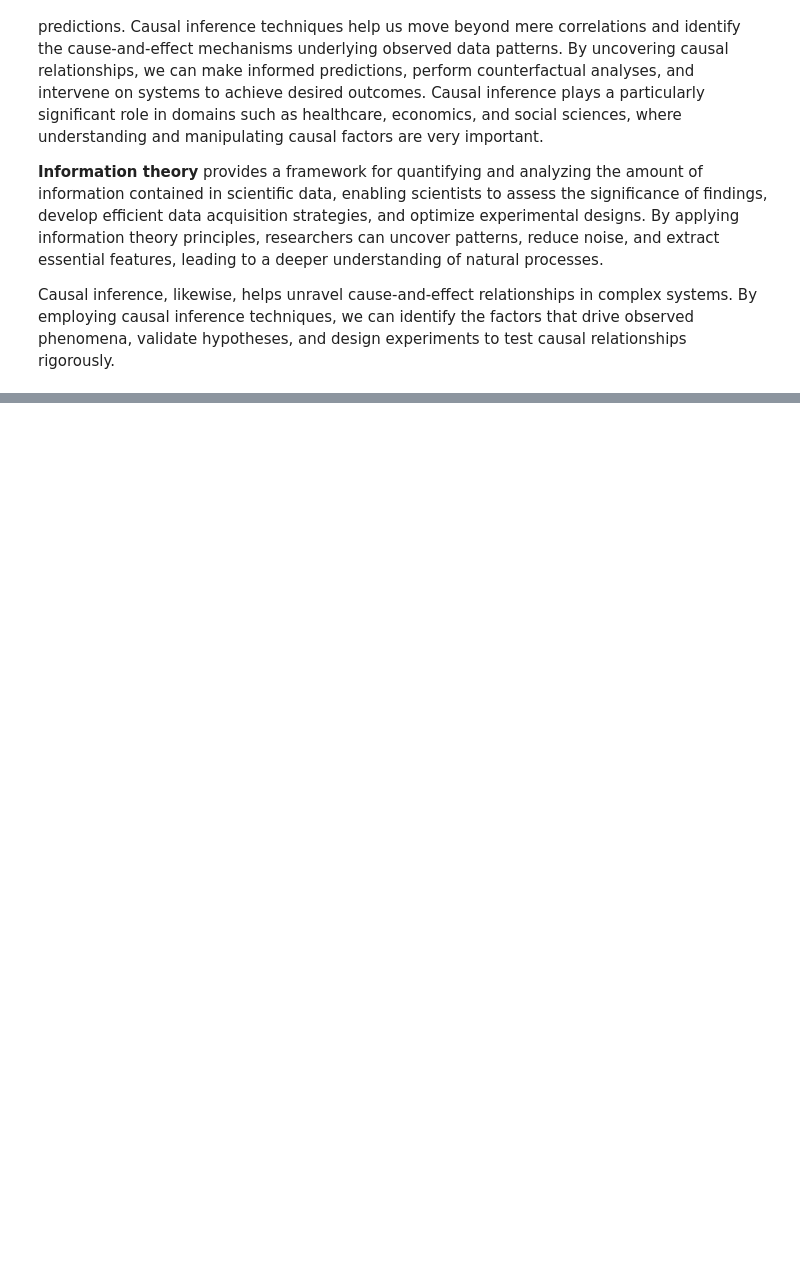
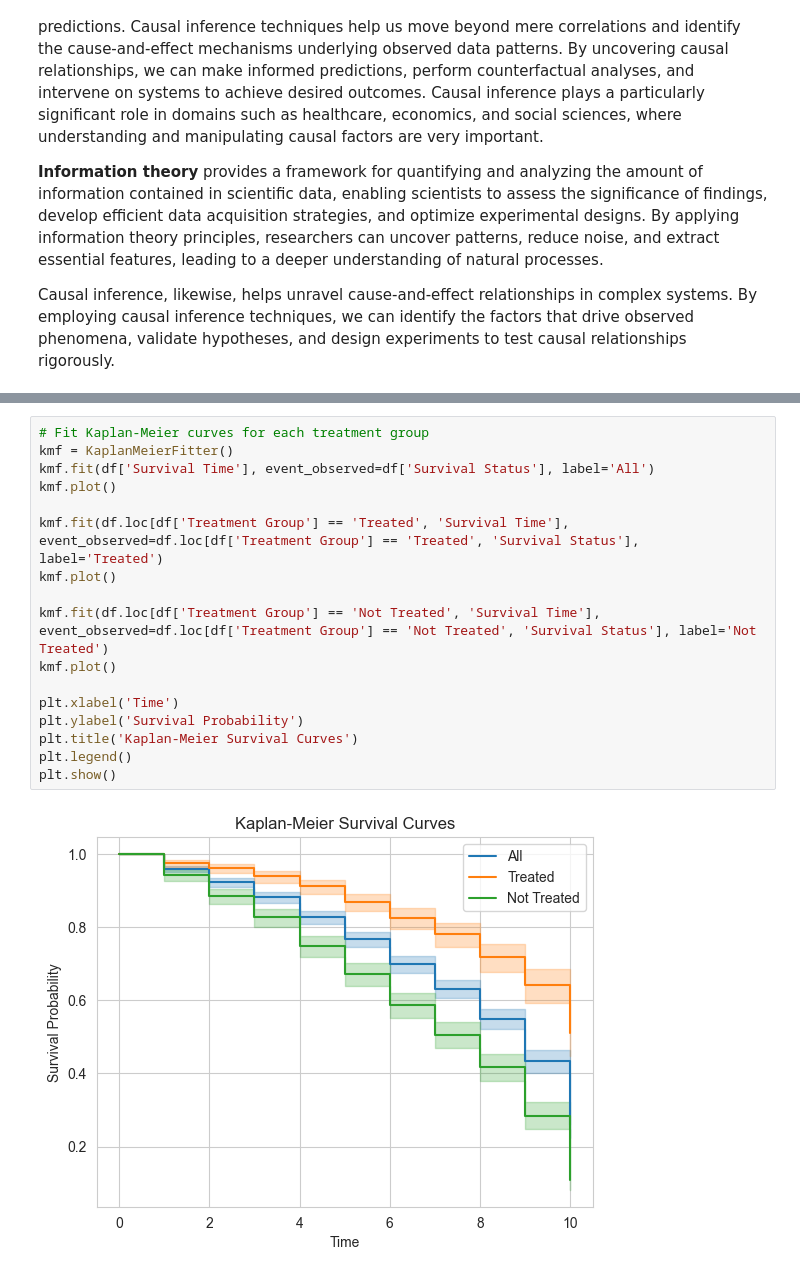
Before and after one commit to ProfessorBanner/Portfolio., a Jupyter notebook: Data Science/Information theory and causal inference.ipynb, the cells around one changed output, grey strips where cells are left out. Cells and saved outputs as stored; diff of their text form; blank space fills up the shorter version.

```diff
--- a/Data Science/Information theory and causal inference.ipynb
+++ b/Data Science/Information theory and causal inference.ipynb
@@ -10,0 +157,19 @@ Causal inference, likewise, helps unravel cause-and-effect relationships in comp
+# %%
+# Fit Kaplan-Meier curves for each treatment group
+kmf = KaplanMeierFitter()
+kmf.fit(df['Survival Time'], event_observed=df['Survival Status'], label='All')
+kmf.plot()
+
+kmf.fit(df.loc[df['Treatment Group'] == 'Treated', 'Survival Time'], event_observed=df.loc[df['Treatment Group'] == 'Treated', 'Survival Status'], label='Treated')
+kmf.plot()
+
+kmf.fit(df.loc[df['Treatment Group'] == 'Not Treated', 'Survival Time'], event_observed=df.loc[df['Treatment Group'] == 'Not Treated', 'Survival Status'], label='Not Treated')
+kmf.plot()
+
+plt.xlabel('Time')
+plt.ylabel('Survival Probability')
+plt.title('Kaplan-Meier Survival Curves')
+plt.legend()
+plt.show()
+# %% [output]
+[figure, added]
```
Also changed, not shown: parts of 9 cells of this notebook.
